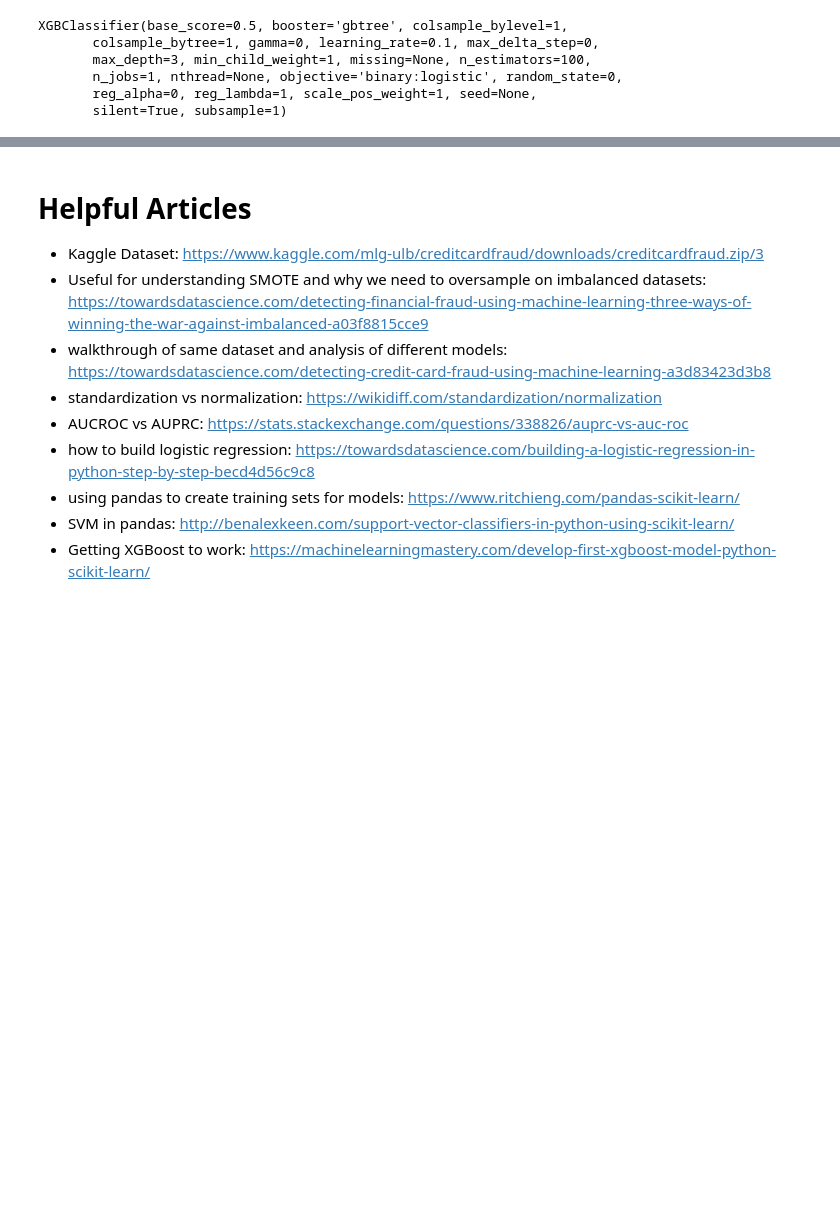
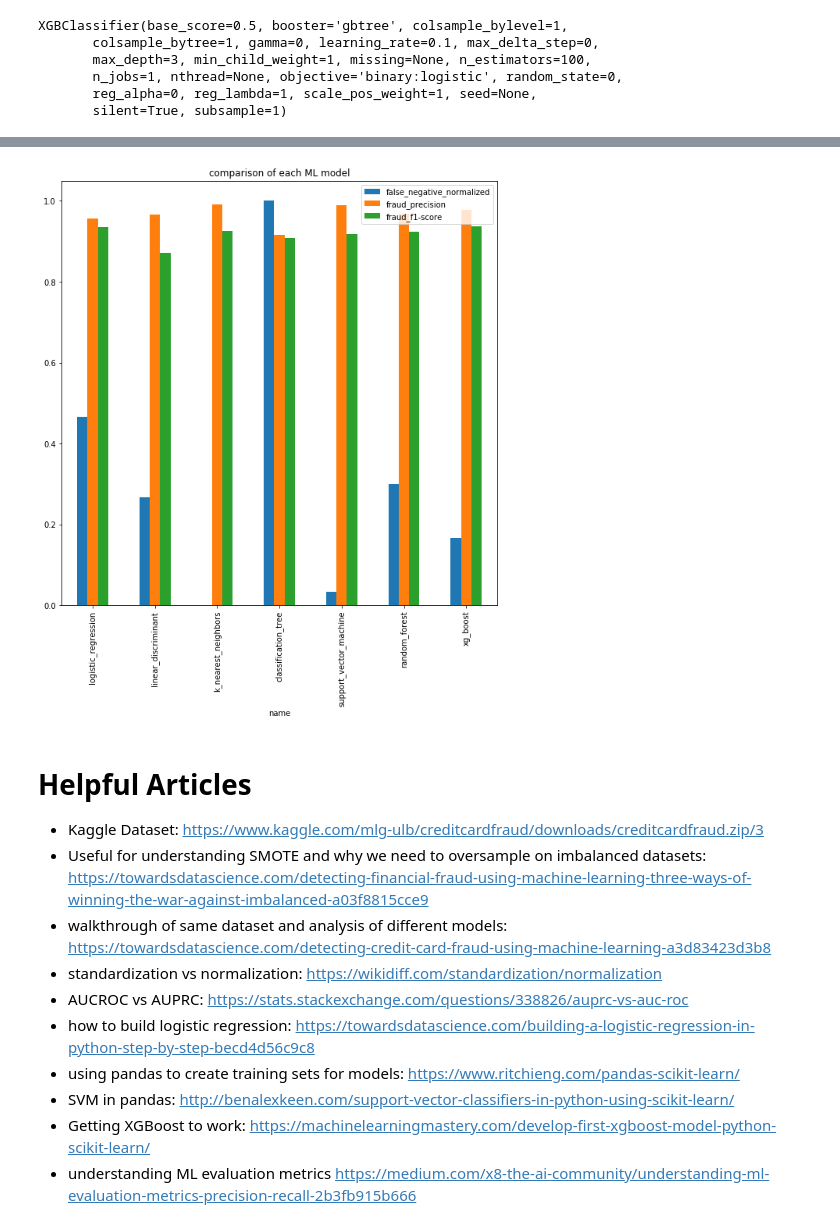
Before and after one commit to naveedn/fraud-detection-project, a Jupyter notebook: fraud_detect_baseline.ipynb, the cells around one changed output, grey strips where cells are left out. Saved outputs shown, nothing was run; the diff lists cells and outputs as text; code cells hidden in the pictures; blank space fills up the shorter version.

Commit message:
compare models and visualize efficacy

```diff
--- a/fraud_detect_baseline.ipynb
+++ b/fraud_detect_baseline.ipynb
@@ -379,0 +649,19 @@ Accuracy of XGBoost Classifier on test set: 0.93
+# %%
+def flatten(report):
+    final_dict = {}
+    for k, v in report.items():
+        for k2, v2 in v.items():
+            if k2 in ['precision', 'recall', 'f1-score'] and k in ['not_fraud', 'fraud']:
+                final_dict[k + '_' +k2] =  v2
+
+    return final_dict
+
+print flatten(report)
+
+data =dict({
+        'name': 'xg_boost',
+        'true_positive': cfmx[0,0],
+        'false_negative': cfmx[0,1],
+        'false_positive': cfmx[1,0],
+        'true_negative': cfmx[1,1],
+    }, **flatten(report))
@@ -379,0 +670,4 @@ Accuracy of XGBoost Classifier on test set: 0.93
+# %%
+results = results.append([data])
+# %%
+results.set_index('name', inplace=False)[['false_negative', 'false_positive', 'true_negative', 'true_positive', 'fraud_f1-score', 'fraud_precision', 'fraud_recall', 'not_fraud_f1-score', 'not_fraud_precision', 'not_fraud_recall']]
@@ -380,3 +684,11 @@ Accuracy of XGBoost Classifier on test set: 0.93
+# %%
+blah = results.copy()
+blah.set_index('name', inplace=True)
+blah['false_negative_normalized'] = normalize(blah['false_negative'])
+# %%
+model_viz = blah[['false_negative_normalized', 'fraud_precision', 'fraud_f1-score']].plot(kind='bar', title='comparison of each ML model', figsize=(10,10))
+# %% [output]
+[figure, added]
 # %% [markdown]
 # Helpful Articles
 
@@ -389,3 +701,4 @@ Accuracy of XGBoost Classifier on test set: 0.93
 - using pandas to create training sets for models: https://www.ritchieng.com/pandas-scikit-learn/
 - SVM in pandas: http://benalexkeen.com/support-vector-classifiers-in-python-using-scikit-learn/
 - Getting XGBoost to work: https://machinelearningmastery.com/develop-first-xgboost-model-python-scikit-learn/
+- understanding ML evaluation metrics https://medium.com/x8-the-ai-community/understanding-ml-evaluation-metrics-precision-recall-2b3fb915b666
```
Also changed, not shown: parts of 49 cells of this notebook.
